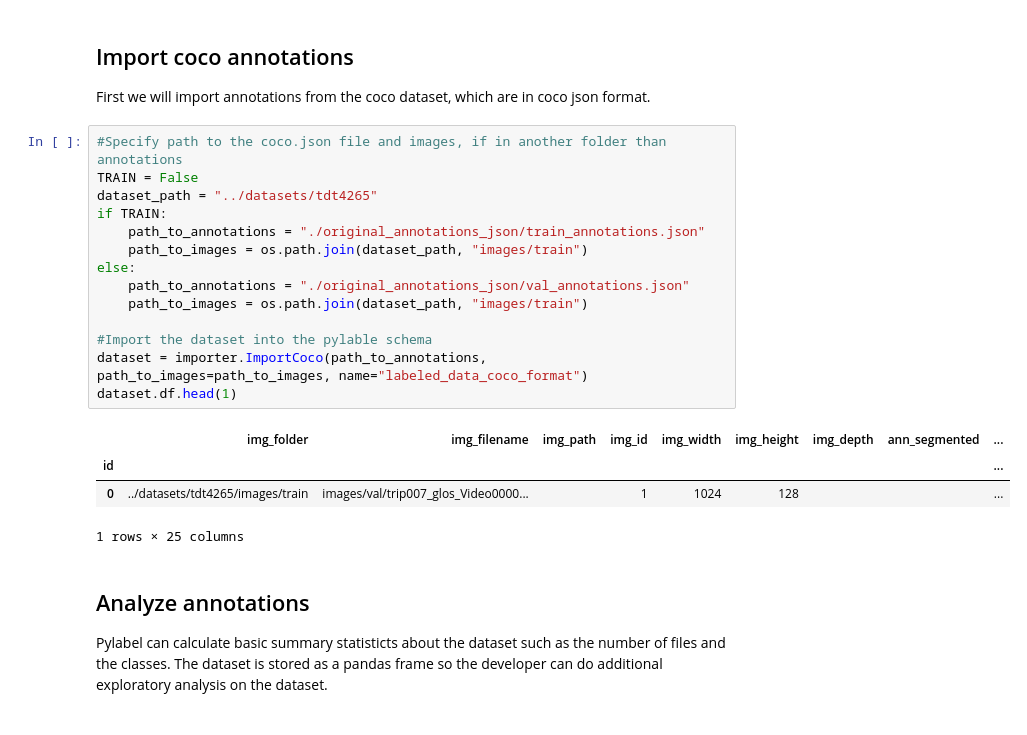
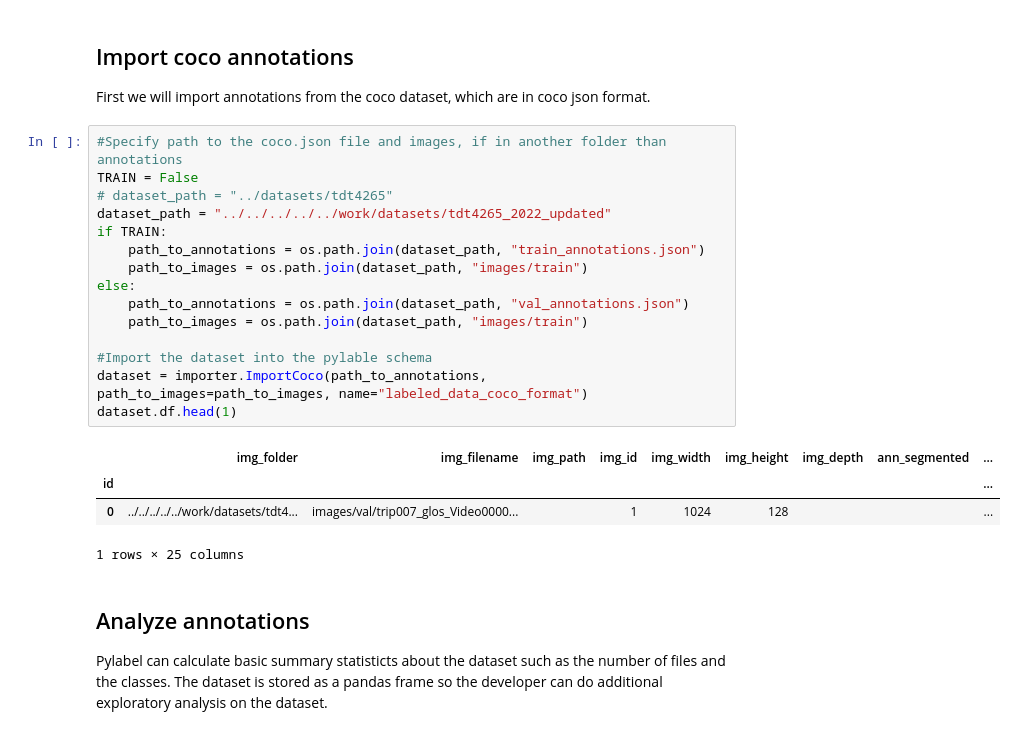
Before and after one commit to MartinJohannesNilsen/Computer_Vision_Project, a Jupyter notebook: YOLO/data_preparation/coco2yolov5.ipynb, the cells around one changed output. Saved outputs shown, nothing was run; the diff lists cells and outputs as text.

```diff
--- a/YOLO/data_preparation/coco2yolov5.ipynb
+++ b/YOLO/data_preparation/coco2yolov5.ipynb
@@ -49,21 +47,22 @@ First we will import annotations from the coco dataset, which are in coco json f
 # %%
 #Specify path to the coco.json file and images, if in another folder than annotations
 TRAIN = False
-dataset_path = "../datasets/tdt4265"
+# dataset_path = "../datasets/tdt4265"
+dataset_path = "../../../../../work/datasets/tdt4265_2022_updated"
 if TRAIN:
-    path_to_annotations = "./original_annotations_json/train_annotations.json"
+    path_to_annotations = os.path.join(dataset_path, "train_annotations.json")
     path_to_images = os.path.join(dataset_path, "images/train")
 else:
-    path_to_annotations = "./original_annotations_json/val_annotations.json"
+    path_to_annotations = os.path.join(dataset_path, "val_annotations.json")
     path_to_images = os.path.join(dataset_path, "images/train")
 
 #Import the dataset into the pylable schema
 dataset = importer.ImportCoco(path_to_annotations, path_to_images=path_to_images, name="labeled_data_coco_format")
 dataset.df.head(1)
 # %% [output]
 |  | img_folder | img_filename | img_path | img_id | img_width | img_height | img_depth | ann_segmented | ... |
 | id |  |  |  |  |  |  |  |  | ... |
-| 0 | ../datasets/tdt4265/images/train | images/val/trip007_glos_Video0000... |  | 1 | 1024 | 128 |  |  | ... |
+| 0 | ../../../../../work/datasets/tdt4... | images/val/trip007_glos_Video0000... |  | 1 | 1024 | 128 |  |  | ... |
 1 rows × 25 columns
 # %% [markdown]
 ## Analyze annotations
```
Also changed, not shown: parts of 9 cells of this notebook, 2 other files.
